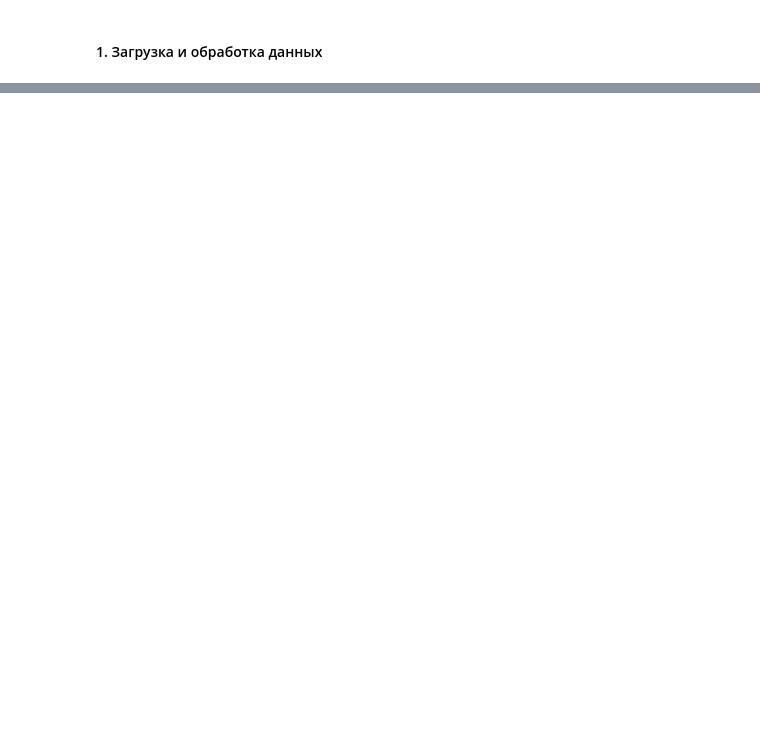
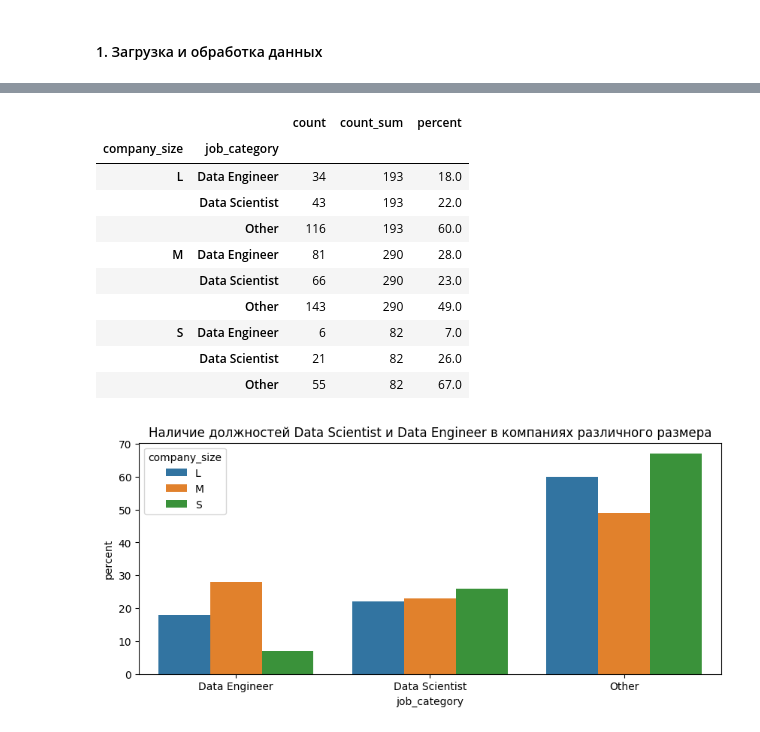
Before and after one commit to iklodsh/mdspro, a Jupyter notebook: DSPRO_m_01/EDA_04_StatTests/EDA_04_Practice.ipynb, the cells around one changed output, grey strips where cells are left out. Saved outputs shown, nothing was run; the diff lists cells and outputs as text; code cells hidden in the pictures; blank space fills up the shorter version.

```diff
--- a/DSPRO_m_01/EDA_04_StatTests/EDA_04_Practice.ipynb
+++ b/DSPRO_m_01/EDA_04_StatTests/EDA_04_Practice.ipynb
@@ -52,0 +269,40 @@ dtype: int64
+# %%
+# Определяем процент Data Scientist и Data Engineer среди компаний разного размера
+
+DS_DE_df = df_dTyped[['company_size', 'job_title']].copy()
+DS_DE_df['job_category'] = DS_DE_df['job_title'].apply(
+    lambda x: x if x == 'Data Scientist' or x == 'Data Engineer' else 'Other'
+    )
+DS_DE_df['count'] = 1
+DS_DE_count = DS_DE_df[['company_size', 'job_category', 'count']].groupby(['company_size', 'job_category'], observed=False).sum()
+DS_DE_sum = DS_DE_df[['company_size', 'count']].groupby(['company_size'], observed=False).sum()
+DS_DE_percent = DS_DE_count.join(DS_DE_sum, rsuffix='_sum', on='company_size')
+DS_DE_percent['percent'] = round(DS_DE_percent['count'] / DS_DE_percent['count_sum'] * 100, 0)
+
+display(DS_DE_percent)
+
+
+# визуализируем на столбчатом графике
+#
+fig = plt.figure(figsize=(10, 4))
+
+barplot = sns.barplot(
+    data=DS_DE_percent,
+    x='job_category',
+    y='percent',
+    hue='company_size'
+)
+barplot.set_title('Наличие должностей Data Scientist и Data Engineer в компаниях различного размера');
+# %% [output]
+|  |  | count | count_sum | percent |
+| company_size | job_category |  |  |  |
+| L | Data Engineer | 34 | 193 | 18.0 |
+|  | Data Scientist | 43 | 193 | 22.0 |
+|  | Other | 116 | 193 | 60.0 |
+| M | Data Engineer | 81 | 290 | 28.0 |
+|  | Data Scientist | 66 | 290 | 23.0 |
+|  | Other | 143 | 290 | 49.0 |
+| S | Data Engineer | 6 | 82 | 7.0 |
+|  | Data Scientist | 21 | 82 | 26.0 |
+|  | Other | 55 | 82 | 67.0 |
+[figure, added]
```
Also changed, not shown: parts of 29 cells of this notebook.
